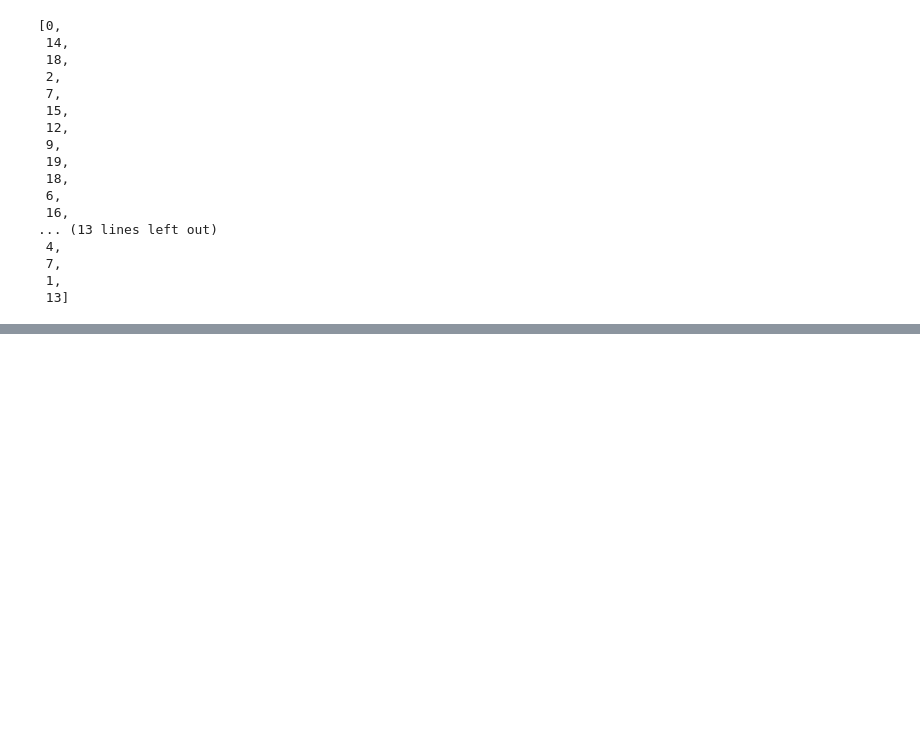
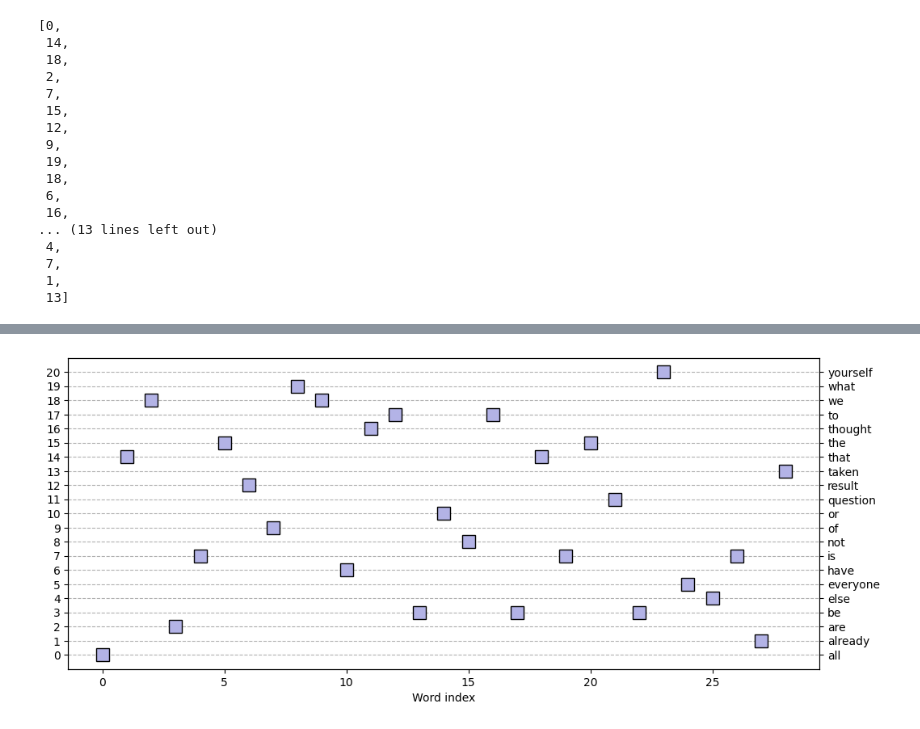
Before and after one commit to jianjiandandan-8899/LLM, a Jupyter notebook: Part1_TokensEmbeddings/tex2numbers/text2numbers.ipynb, the cells around one changed output, grey strips where cells are left out. Saved outputs shown, nothing was run; the diff lists cells and outputs as text; code cells hidden in the pictures; blank space fills up the shorter version.

Commit message:
Update text2numbers notebook

```diff
--- a/Part1_TokensEmbeddings/tex2numbers/text2numbers.ipynb
+++ b/Part1_TokensEmbeddings/tex2numbers/text2numbers.ipynb
@@ -100,0 +119,15 @@ for tokeni in text_as_int:
+# %%
+word2idx = { word:i for i,word in enumerate(vocab) }
+idx2word = { i:word for i,word in enumerate(vocab) }
+word2idx
+# %%
+def encoder(text):
+    words = re.split(' ', text.lower())
+    return [ word2idx[w] for w in words ]
+
+
+### now for the decoder
+def decoder(indices):
+
+  # find the words for these indices, and join into one string
+  return ' '.join([ idx2word[i] for i in indices ])
@@ -100,0 +159,22 @@ for tokeni in text_as_int:
+# %%
+# get all the text and all the tokens
+import matplotlib.pyplot as plt
+alltext = ' '.join(text)
+tokens = encoder(alltext)
+
+# create a figure
+_,ax = plt.subplots(1,figsize=(12,5))
+
+# plot the tokens
+ax.plot(tokens,'ks',markersize=12,markerfacecolor=[.7,.7,.9])
+ax.set(xlabel='Word index',yticks=range(len(vocab)))
+ax.grid(linestyle='--',axis='y')
+
+# invisible axis for right-hand-side labels
+ax2 = ax.twinx()
+ax2.plot(tokens,alpha=0)
+ax2.set(yticks=range(len(vocab)),yticklabels=vocab)
+
+plt.show()
+# %% [output]
+[figure, added]
```
Also changed, not shown: parts of 5 cells of this notebook.
